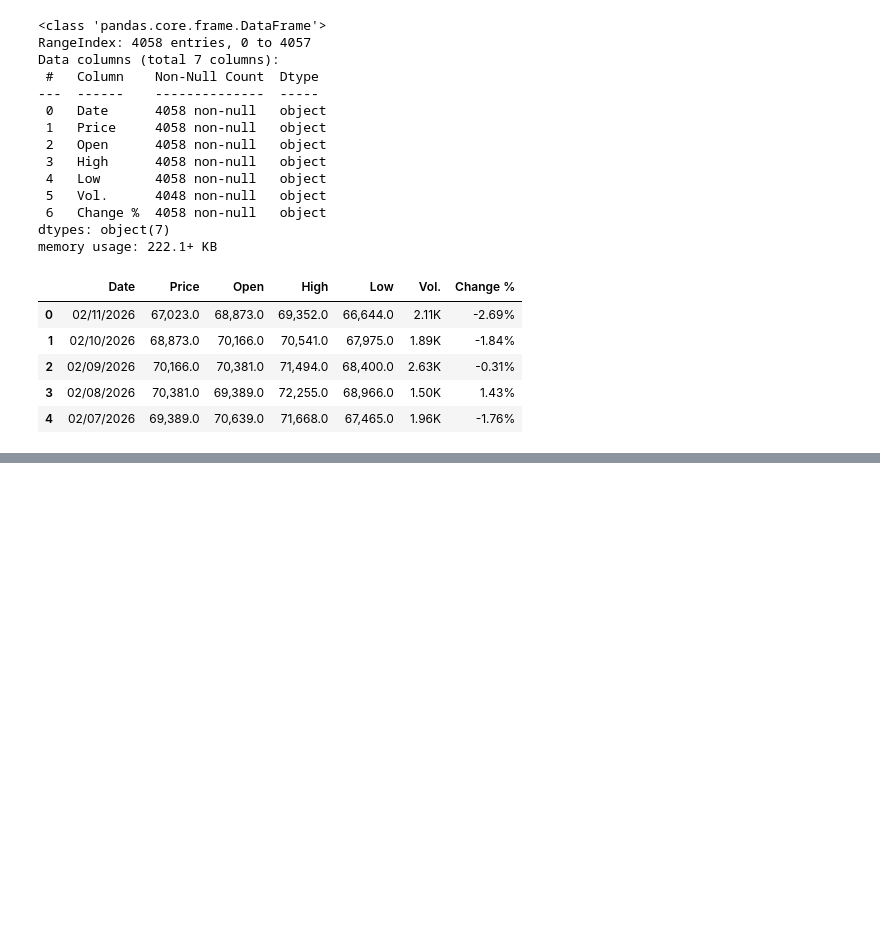
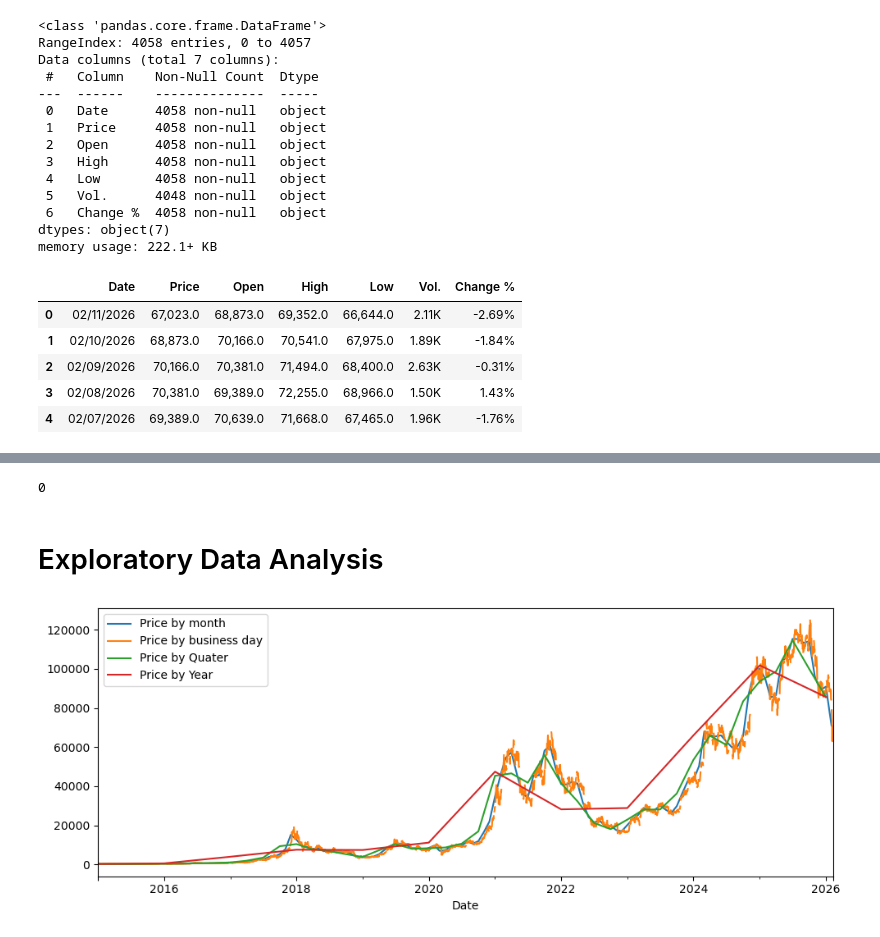
Before and after one commit to steve1-1269/bitcoin-prediction, a Jupyter notebook: main.ipynb, the cells around one changed output, grey strips where cells are left out. Cells and saved outputs as stored; diff of their text form; code cells hidden in the pictures; blank space fills up the shorter version.

```diff
--- a/main.ipynb
+++ b/main.ipynb
@@ -80,0 +90,24 @@ memory usage: 222.0+ KB
+# %%
+df.dropna(inplace=True)
+# %%
+df.duplicated().sum()
+# %% [output]
+0
+# %% [markdown]
+# Exploratory Data Analysis
+# %%
+plt.figure(figsize=(10,4))
+
+df.Price.resample('ME').mean().plot(label= 'Price by month')
+
+df.Price.resample('D').mean().plot(label= 'Price by business day')
+
+df.Price.resample('QE').mean().plot(label= 'Price by Quater')
+
+df.Price.resample('YE').mean().plot(label= 'Price by Year')
+
+plt.tight_layout()
+plt.legend()
+plt.show()
+# %% [output]
+[figure, added]
```
Also changed, not shown: parts of 50 cells of this notebook, 3 other files.
